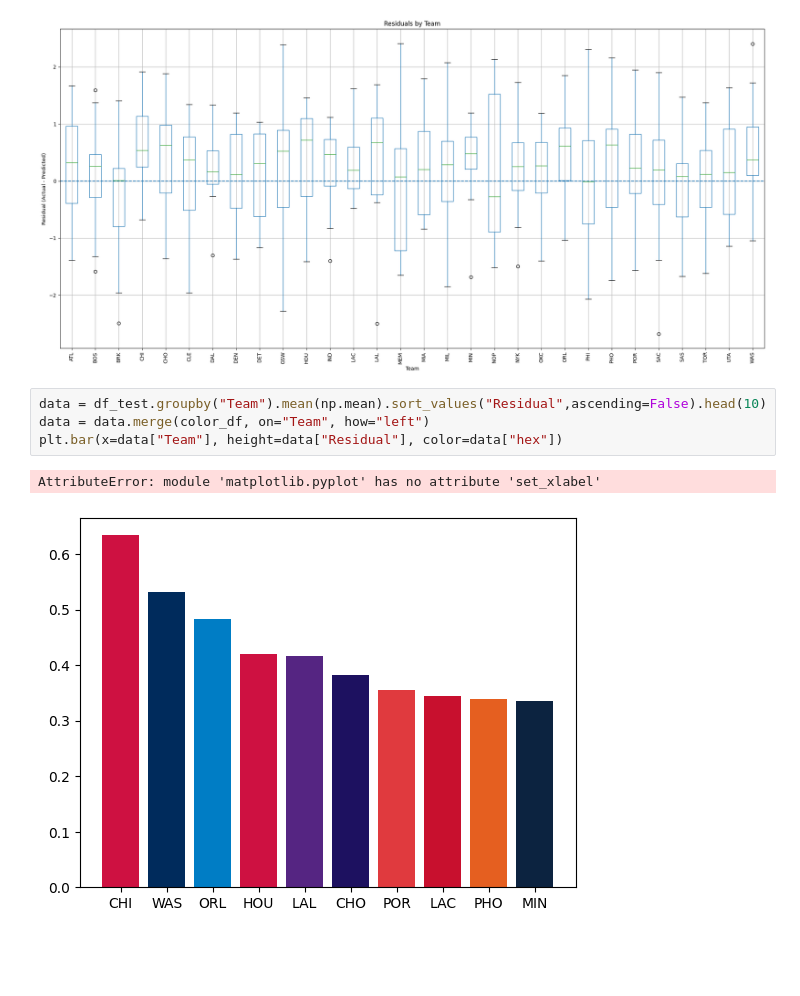
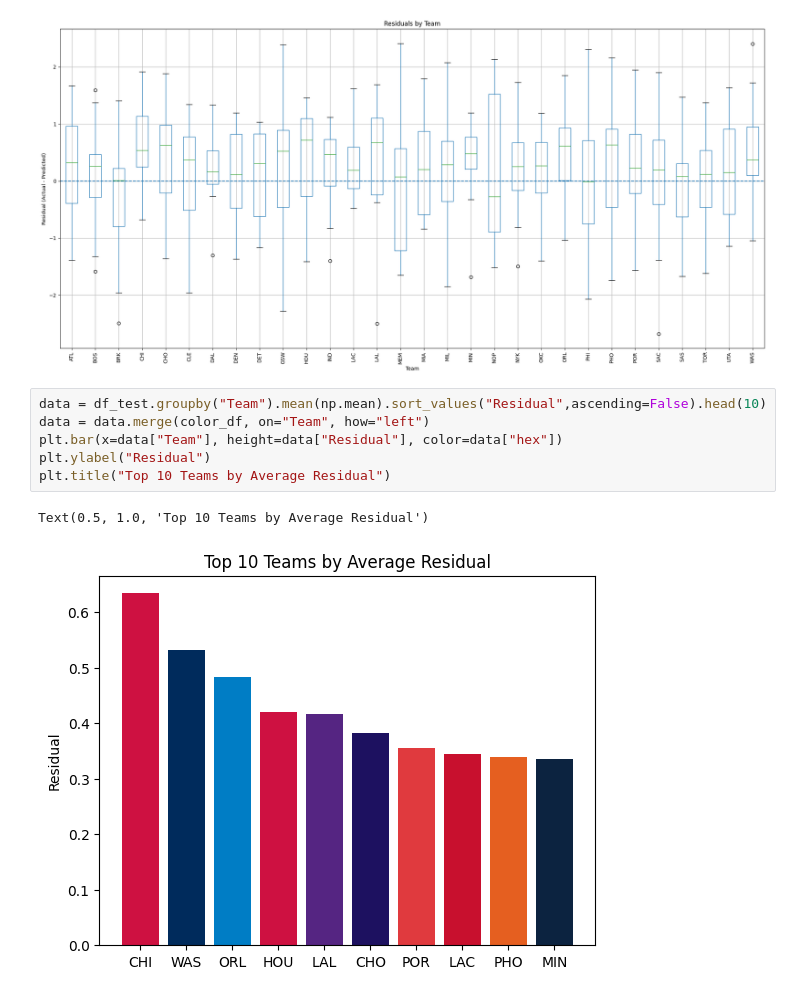
Before and after one commit to jhatch3/NBA-Salary-Minning, a Jupyter notebook: NBA-Salary/main.ipynb, the cells around one changed output. Saved outputs shown, nothing was run; the diff lists cells and outputs as text; blank space fills up the shorter version.

```diff
--- a/NBA-Salary/main.ipynb
+++ b/NBA-Salary/main.ipynb
@@ -337,10 +345,12 @@ plt.show()
 # %%
 data = df_test.groupby("Team").mean(np.mean).sort_values("Residual",ascending=False).head(10)
 data = data.merge(color_df, on="Team", how="left")
 plt.bar(x=data["Team"], height=data["Residual"], color=data["hex"])
+plt.ylabel("Residual")
+plt.title("Top 10 Teams by Average Residual")
 # %% [output]
-AttributeError: module 'matplotlib.pyplot' has no attribute 'set_xlabel'
+Text(0.5, 1.0, 'Top 10 Teams by Average Residual')
-[figure, old version]
+[figure, new version]
 # %%
 data = df_test.groupby("Team").mean(np.mean).sort_values("Residual",ascending=True).head(10)
 data = data.merge(color_df, on="Team", how="left")
```
Also changed, not shown: parts of 2 cells of this notebook, 1 other file.
